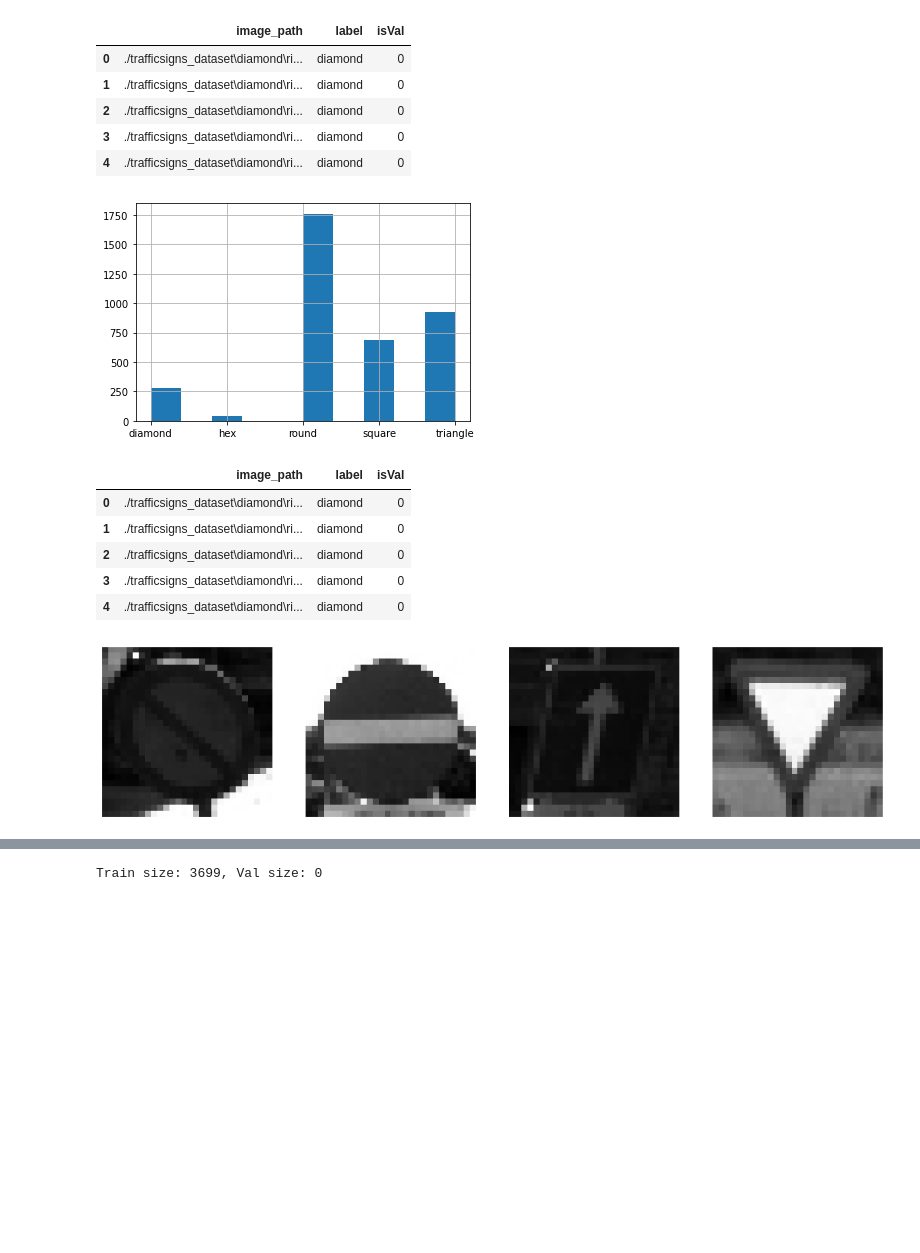
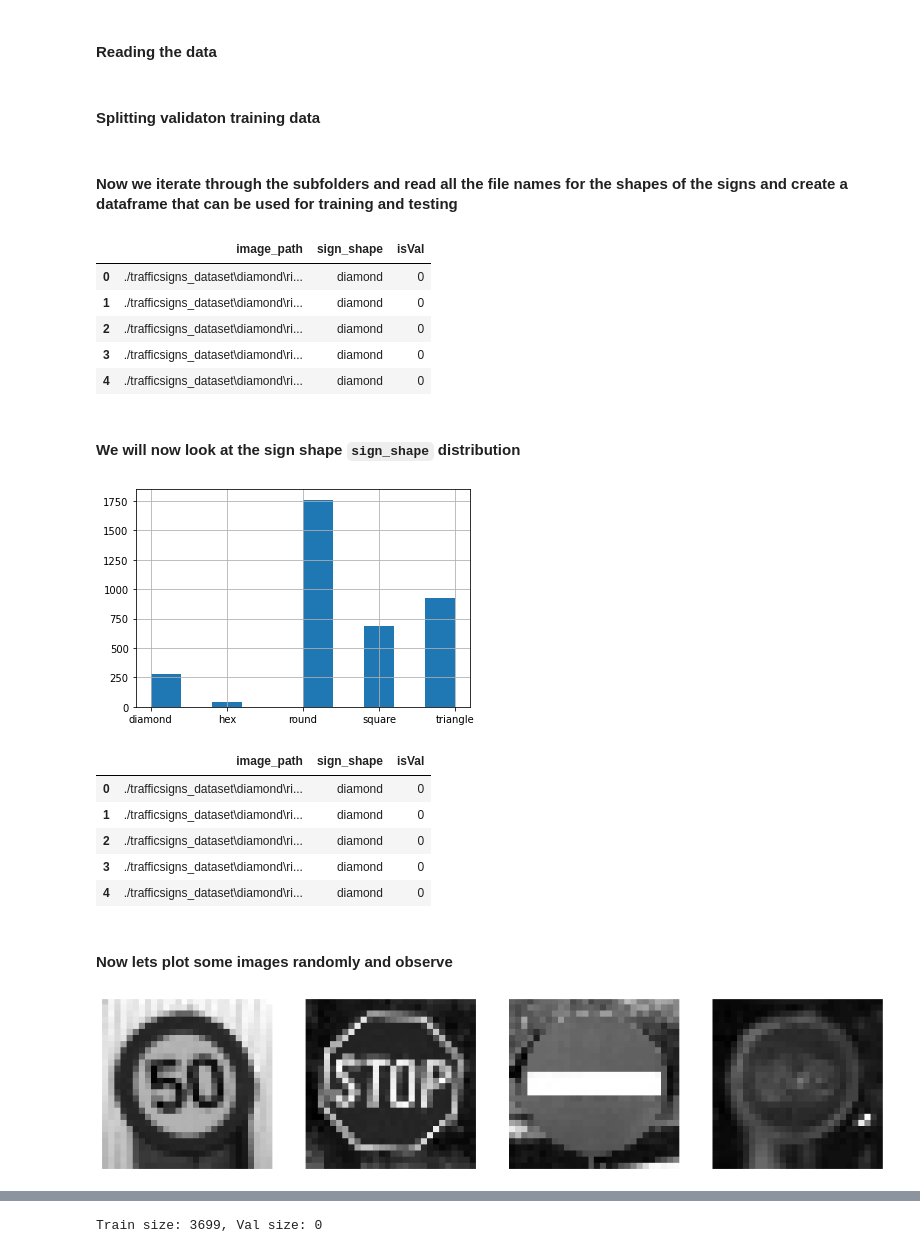
Before and after one commit to Lakindud2002/ML-Assignment2, a Jupyter notebook: predict_shapes.ipynb, the cells around one changed output, grey strips where cells are left out. Cells and saved outputs as stored; diff of their text form; code cells hidden in the pictures; blank space fills up the shorter version.

```diff
--- a/predict_shapes.ipynb
+++ b/predict_shapes.ipynb
@@ -12 +35,3 @@ import pandas as pd
+# %% [markdown]
+#### Reading the data
 # %%
@@ -14,52 +38,52 @@ import zipfile
 with zipfile.ZipFile('./trafficsigns_dataset.zip', 'r') as zip_ref:
     zip_ref.extractall('./')
+# %% [markdown]
+#### Splitting validaton training data
 # %%
 val_signs = []
+# %% [markdown]
+#### Now we iterate through the subfolders and read all the file names for the shapes of the signs and create a dataframe that can be used for training and testing
 # %%
-from PIL import Image
-import glob
-
 image_list = []
 for filepath in glob.glob('./trafficsigns_dataset\\*\\*\\*.png', recursive=True):
     filename = filepath.split("\\")[-1]
     shape = filepath.split("\\")[-3]#shape of sign
-    label = filepath.split("\\")[-2] #type of sign
+    sign_type = filepath.split("\\")[-2] #type of sign
     polenumber = filename.split("_")[-1]
     val_train = shape in val_signs
     image_list.append((filepath, shape, int(val_train)))
 
-data = pd.DataFrame(data=image_list, columns=['image_path', 'label', 'isVal'])
 
-#file_name = 'traffic.xlsx'
-#
-## saving the excel
-#data.to_excel(file_name)
-#
-#data.head()
-data['label'].unique()
+#creating a dataframe
+data = pd.DataFrame(data=image_list, columns=['image_path', 'sign_shape', 'isVal'])
+
+data['sign_shape'].unique()
 data.head()
 # %% [output]
-|  | image_path | label | isVal |
+|  | image_path | sign_shape | isVal |
 | 0 | ./trafficsigns_dataset\diamond\ri... | diamond | 0 |
 | 1 | ./trafficsigns_dataset\diamond\ri... | diamond | 0 |
 | 2 | ./trafficsigns_dataset\diamond\ri... | diamond | 0 |
 | 3 | ./trafficsigns_dataset\diamond\ri... | diamond | 0 |
 | 4 | ./trafficsigns_dataset\diamond\ri... | diamond | 0 |
+# %% [markdown]
+#### We will now look at the sign shape `sign_shape` distribution
 # %%
-data.label.hist()
+data.sign_shape.hist()
 #plt.rcParams["figure.figsize"] = (15,15)
 plt.show()
 data.head()
-
 data[data['isVal']==0].head()
 # %% [output]
 [figure]
-|  | image_path | label | isVal |
+|  | image_path | sign_shape | isVal |
 | 0 | ./trafficsigns_dataset\diamond\ri... | diamond | 0 |
 | 1 | ./trafficsigns_dataset\diamond\ri... | diamond | 0 |
 | 2 | ./trafficsigns_dataset\diamond\ri... | diamond | 0 |
 | 3 | ./trafficsigns_dataset\diamond\ri... | diamond | 0 |
 | 4 | ./trafficsigns_dataset\diamond\ri... | diamond | 0 |
+# %% [markdown]
+#### Now lets plot some images randomly and observe
 # %%
 r_inx = np.random.choice(3000, 4)
 rand_data = data.loc[r_inx,'image_path']
@@ -73,4 +97,4 @@ for i, image_path in enumerate(rand_data):
 
 plt.show()
 # %% [output]
-[figure, old version]
+[figure, new version]
```
Also changed, not shown: parts of 22 cells of this notebook, 4 other files.
